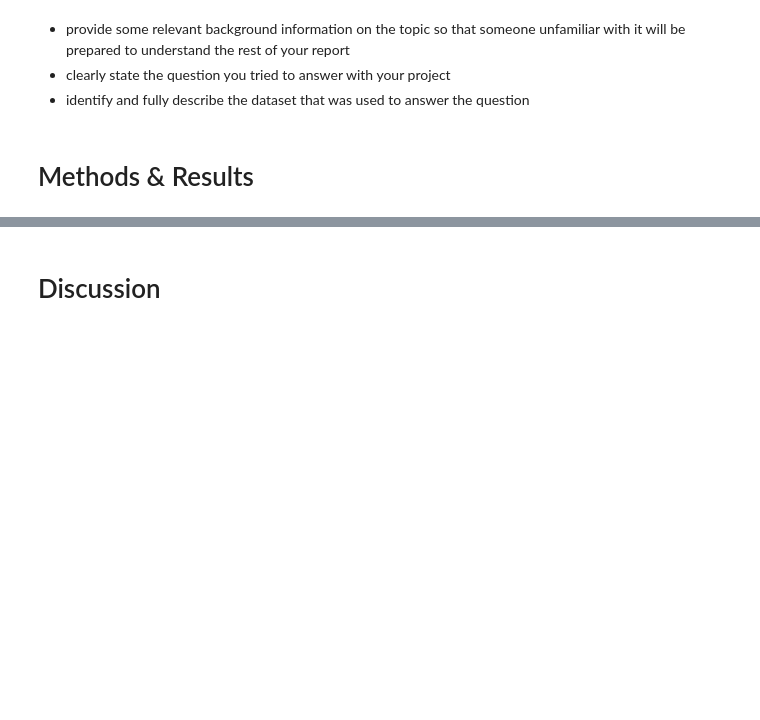
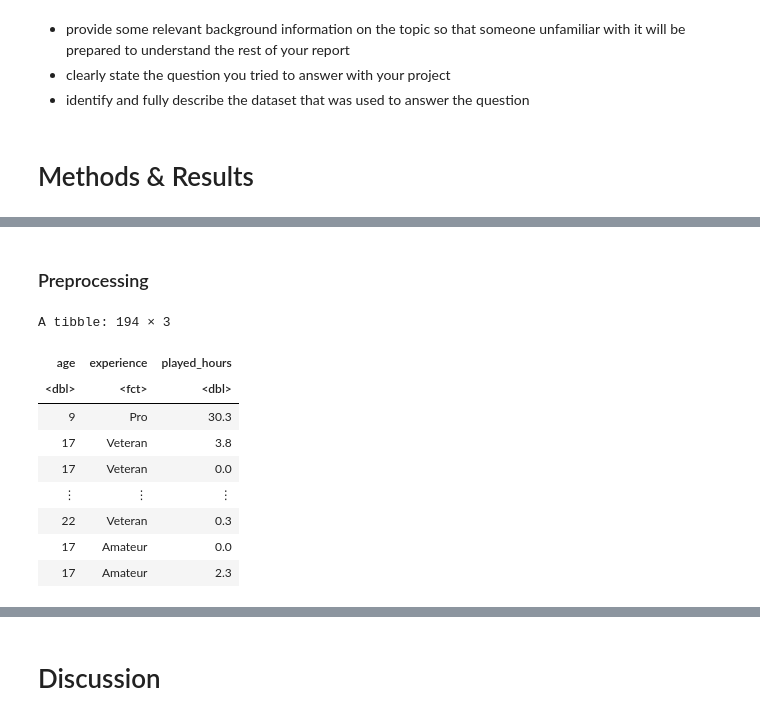
Before and after one commit to owenHochwald/dsci-100-2025w2-group-1, a Jupyter notebook: main.ipynb, the cells around one changed output, grey strips where cells are left out. Drawn from its saved outputs; the diff is of its cells as text; code cells hidden in the pictures; blank space fills up the shorter version.

```diff
--- a/main.ipynb
+++ b/main.ipynb
@@ -20,0 +62,21 @@ Group 005-1 - Emily Ung, Owen Hochwald, Jasmine Kaur, Mariah Fang
+# %% [markdown]
+### Preprocessing
+# %%
+# wrangling data
+players_clean <- players |>
+                clean_names() |>
+                select(age, experience, played_hours) |>
+                mutate(experience = as_factor(experience)) |>
+                drop_na()
+players_clean
+# %% [output]
+A tibble: 194 × 3
+| age | experience | played_hours |
+| <dbl> | <fct> | <dbl> |
+| 9 | Pro | 30.3 |
+| 17 | Veteran | 3.8 |
+| 17 | Veteran | 0.0 |
+| ⋮ | ⋮ | ⋮ |
+| 22 | Veteran | 0.3 |
+| 17 | Amateur | 0.0 |
+| 17 | Amateur | 2.3 |
```
Also changed, not shown: parts of 21 cells of this notebook.
